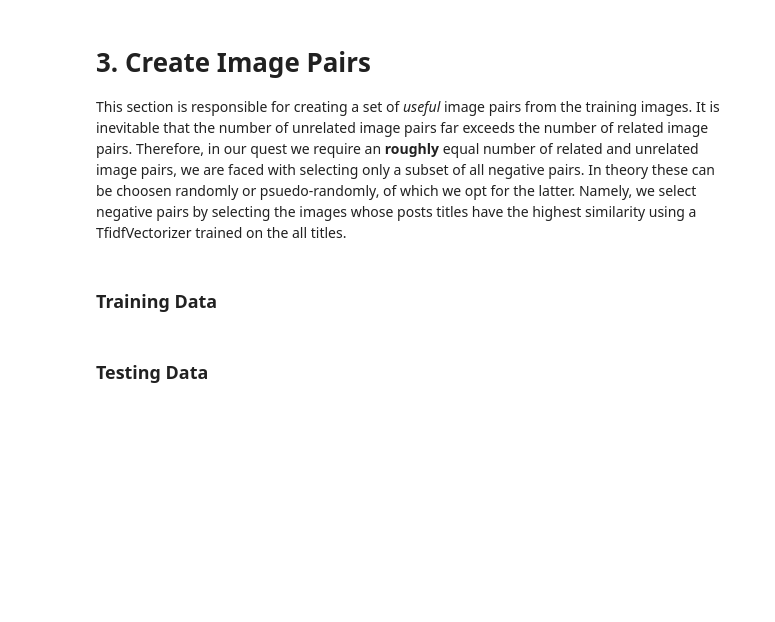
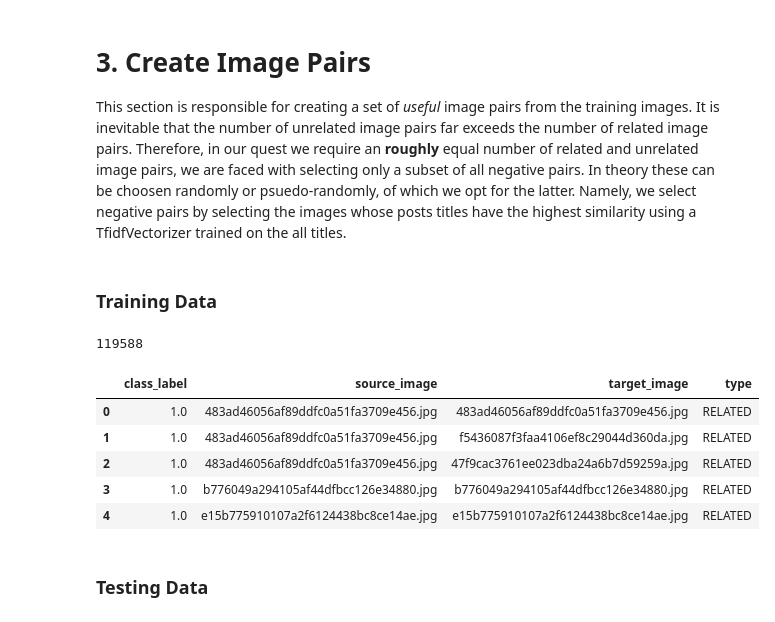
Before and after one commit to thearod5/kaggle-product-matching, a Jupyter notebook: src/1. Create Training Data.ipynb, the cells around one changed output. Cells and saved outputs as stored; diff of their text form; code cells hidden in the pictures; blank space fills up the shorter version.

```diff
--- a/src/1. Create Training Data.ipynb
+++ b/src/1. Create Training Data.ipynb
@@ -75,13 +75,21 @@ def oversample_data(data_df, n_items):
 # %% [markdown]
 ### Training Data
 # %%
-# negative_examples_df = create_negative_pairs(x_train)
-# positive_examples_df = create_positive_pairs(x_train)
-# train_image_pairs_df = pd.concat([oversample_data(positive_examples_df, len(negative_examples_df)),
-#                                   negative_examples_df], axis=0)
-# print(len(train_image_pairs_df))
-# train_image_pairs_df.to_csv(PATH_TO_TRAIN_PAIRS, index=False)
-# train_image_pairs_df.head()
+negative_examples_df = create_negative_pairs(x_train)
+positive_examples_df = create_positive_pairs(x_train)
+train_image_pairs_df = pd.concat([oversample_data(positive_examples_df, len(negative_examples_df)),
+                                  negative_examples_df], axis=0)
+print(len(train_image_pairs_df))
+train_image_pairs_df.to_csv(PATH_TO_TRAIN_PAIRS, index=False)
+train_image_pairs_df.head()
+# %% [output]
+119588
+|  | class_label | source_image | target_image | type |
+| 0 | 1.0 | 483ad46056af89ddfc0a51fa3709e456.jpg | 483ad46056af89ddfc0a51fa3709e456.jpg | RELATED |
+| 1 | 1.0 | 483ad46056af89ddfc0a51fa3709e456.jpg | f5436087f3faa4106ef8c29044d360da.jpg | RELATED |
+| 2 | 1.0 | 483ad46056af89ddfc0a51fa3709e456.jpg | 47f9cac3761ee023dba24a6b7d59259a.jpg | RELATED |
+| 3 | 1.0 | b776049a294105af44dfbcc126e34880.jpg | b776049a294105af44dfbcc126e34880.jpg | RELATED |
+| 4 | 1.0 | e15b775910107a2f6124438bc8ce14ae.jpg | e15b775910107a2f6124438bc8ce14ae.jpg | RELATED |
 # %% [markdown]
 ### Testing Data
 # %%
```
Also changed, not shown: parts of 3 cells of this notebook, 11 other files.
